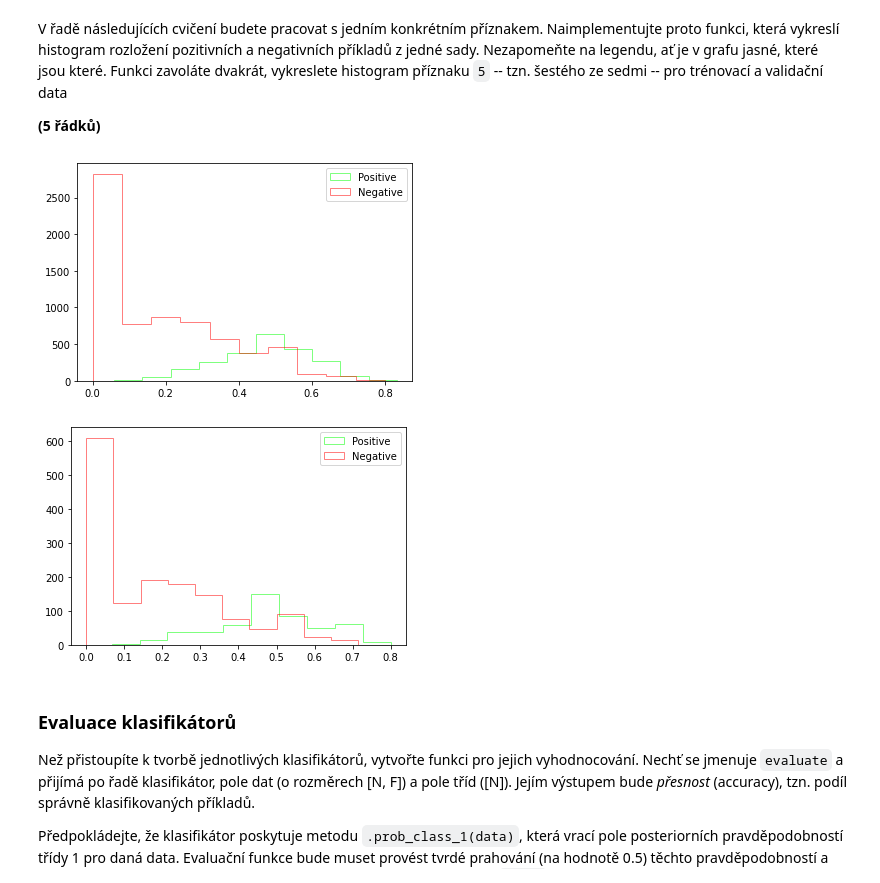
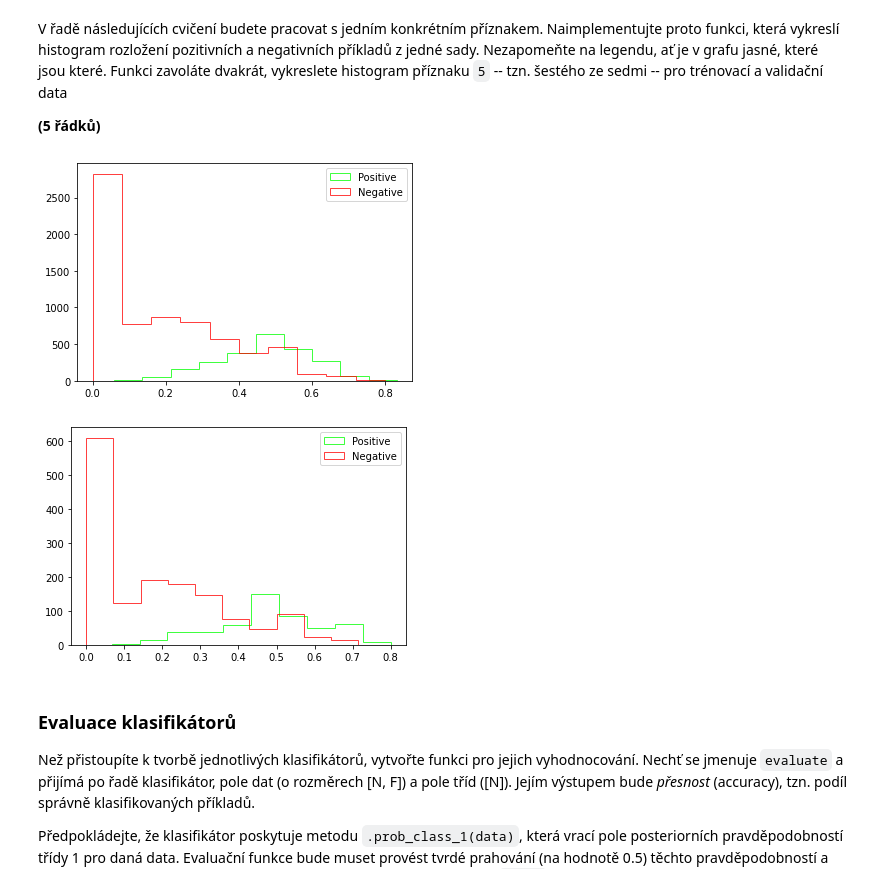
Before and after one commit to NejedlyDominik/vut-fit-SUI-project-2, a Jupyter notebook: zadani.ipynb, the cells around one changed output. Cells and saved outputs as stored; diff of their text form; code cells hidden in the pictures.

```diff
--- a/zadani.ipynb
+++ b/zadani.ipynb
@@ -55,18 +55,18 @@ V řadě následujících cvičení budete pracovat s jedním konkrétním pří
 # %%
 FOI = 5  # Feature Of Interest
 
 def plot_data(poss, negs):
     fig, ax = plt.subplots()
-    ax.hist(poss, color='lime', alpha=0.5, label='Positive', histtype='step')
-    ax.hist(negs, color='red', alpha=0.5, label='Negative', histtype='step')
+    ax.hist(poss, color='lime', alpha=0.75, label='Positive', histtype='step')
+    ax.hist(negs, color='red', alpha=0.75, label='Negative', histtype='step')
     ax.legend()
     plt.show()
 
 plot_data(train_dataset.pos[:, FOI], train_dataset.neg[:, FOI])
 plot_data(val_dataset.pos[:, FOI], val_dataset.neg[:, FOI])
 # %% [output]
-[figure, old version]
+[figure, new version]
-[figure, old version]
+[figure, new version]
 # %% [markdown]
 ### Evaluace klasifikátorů
 Než přistoupíte k tvorbě jednotlivých klasifikátorů, vytvořte funkci pro jejich vyhodnocování.
```
Also changed, not shown: parts of 3 cells of this notebook.
